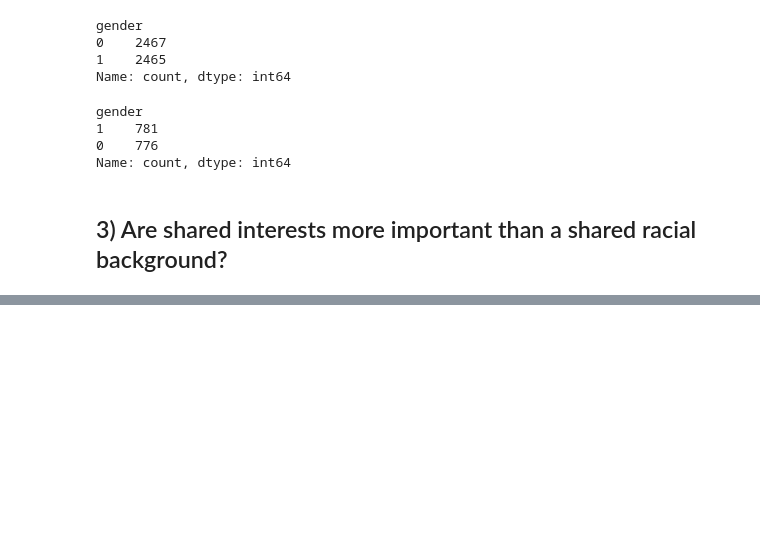
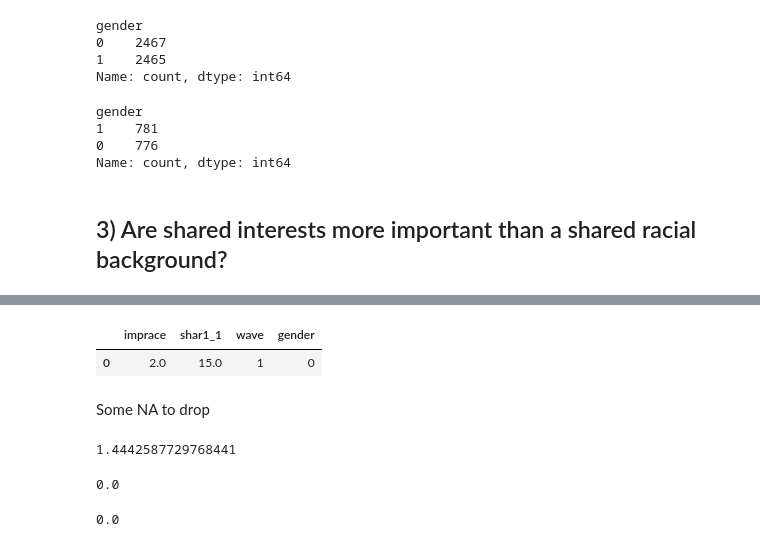
Before and after one commit to RomainPtre/Speed_dating, a Jupyter notebook: Project-1-Speed_dating.ipynb, the cells around one changed output, grey strips where cells are left out. Cells and saved outputs as stored; diff of their text form; code cells hidden in the pictures; blank space fills up the shorter version.

```diff
--- a/Project-1-Speed_dating.ipynb
+++ b/Project-1-Speed_dating.ipynb
@@ -428,0 +414,13 @@ Name: count, dtype: int64
+# %%
+shar_race = ['imprace', 'shar1_1', 'wave', 'gender']
+data_imp = data[shar_race]
+data_imp.head(1)
+# %% [output]
+|  | imprace | shar1_1 | wave | gender |
+| 0 | 2.0 | 15.0 | 1 | 0 |
+# %% [markdown]
+Some NA to drop
+# %%
+(data_imp['shar1_1'].isna().sum())/(len(data_imp))*100
+# %% [output]
+1.4442587729768441
@@ -428,0 +429,8 @@ Name: count, dtype: int64
+# %%
+(data_imp['shar1_1'].isna().sum())/(len(data_imp))*100
+# %% [output]
+0.0
+# %%
+(data_imp['imprace'].isna().sum())/(len(data_imp))*100
+# %% [output]
+0.0
```
Also changed, not shown: parts of 35 cells of this notebook.
